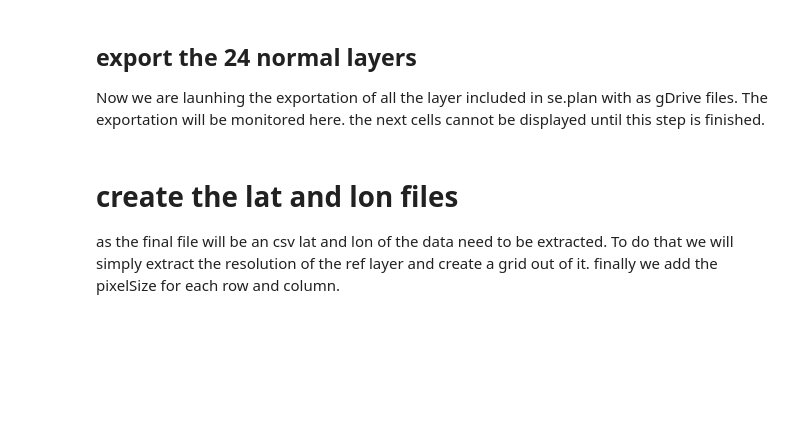
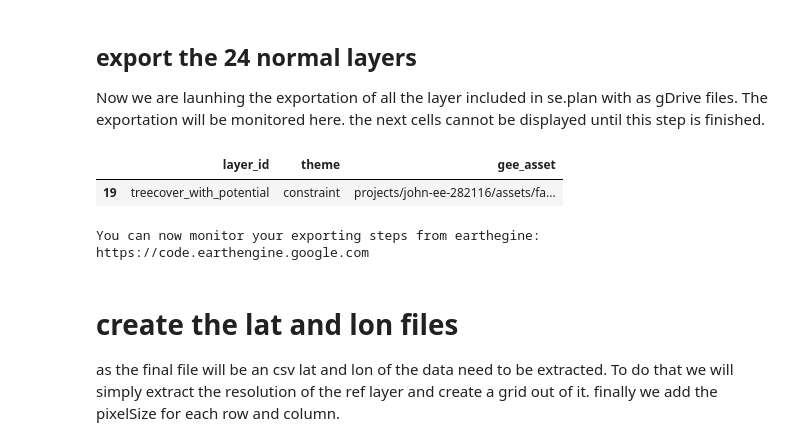
Before and after one commit to sepal-contrib/se.plan, a Jupyter notebook: get_all_values.ipynb, the cells around one changed output. Cells and saved outputs as stored; diff of their text form; code cells hidden in the pictures; blank space fills up the shorter version.

```diff
--- a/get_all_values.ipynb
+++ b/get_all_values.ipynb
@@ -270,8 +290,11 @@ original_layers = layer_list[layer_list.gee_asset != ""]
 len(original_layers)
 original_layers
 # %%
-filter_layer = layer_list[layer_list.layer_id.isin(["potential_treecover"])]
+filter_layer = layer_list[layer_list.layer_id.isin(["treecover_with_potential"])]
 filter_layer
+# %% [output]
+|  | layer_id | theme | gee_asset |
+| 19 | treecover_with_potential | constraint | projects/john-ee-282116/assets/fa... |
 # %%
 # export all the layers with the adapted reducer
 with tqdm(total=len(filter_layer), desc="export original layers") as pbar:
@@ -309,6 +332,8 @@ with tqdm(total=len(filter_layer), desc="export original layers") as pbar:
 print(
     "You can now monitor your exporting steps from earthegine: https://code.earthengine.google.com"
 )
+# %% [output]
+You can now monitor your exporting steps from earthegine: https://code.earthengine.google.com
 # %%
 #############################
 # automatic waiting process #
```
Also changed, not shown: parts of 5 cells of this notebook, 2 other files.
